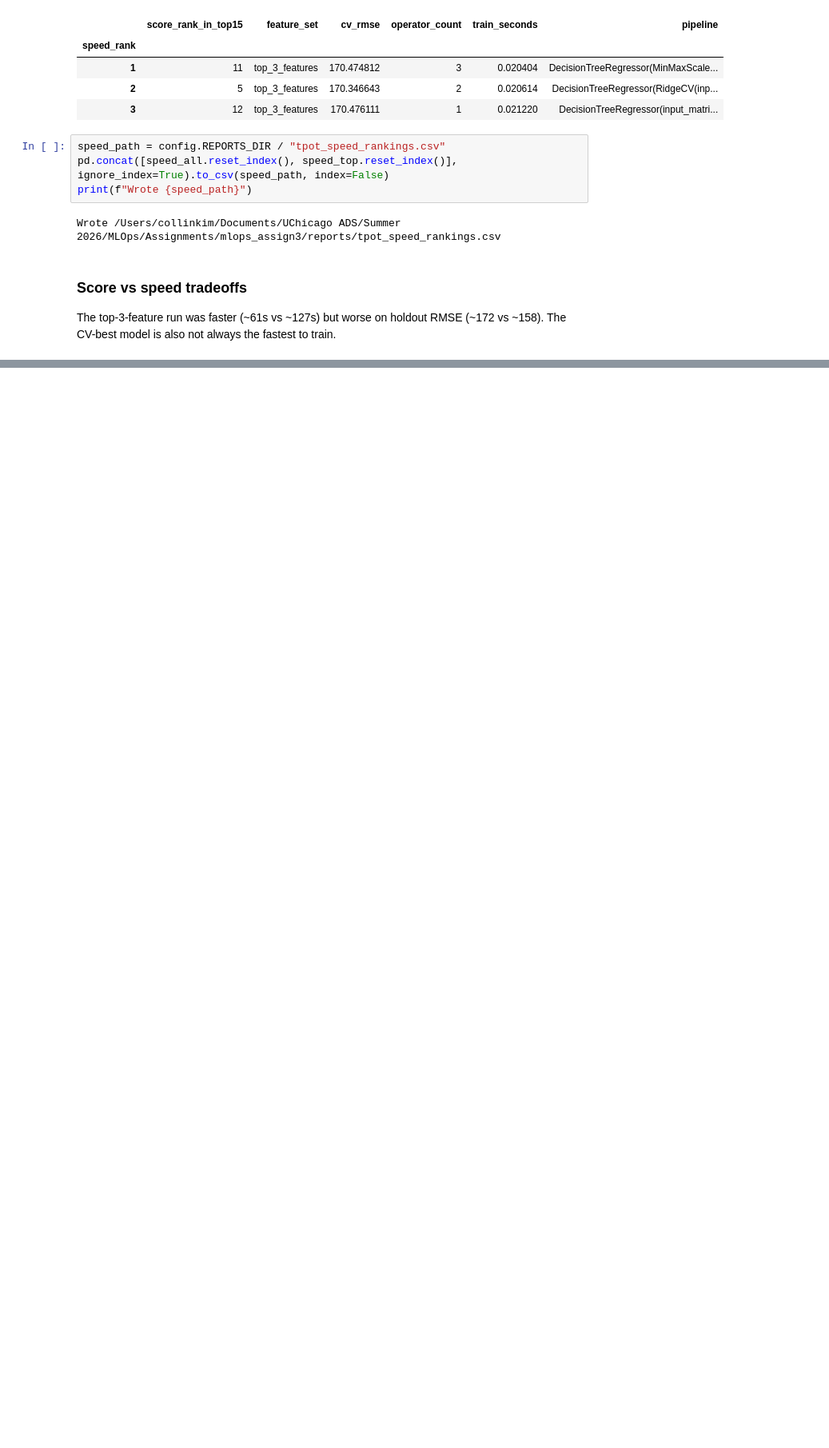
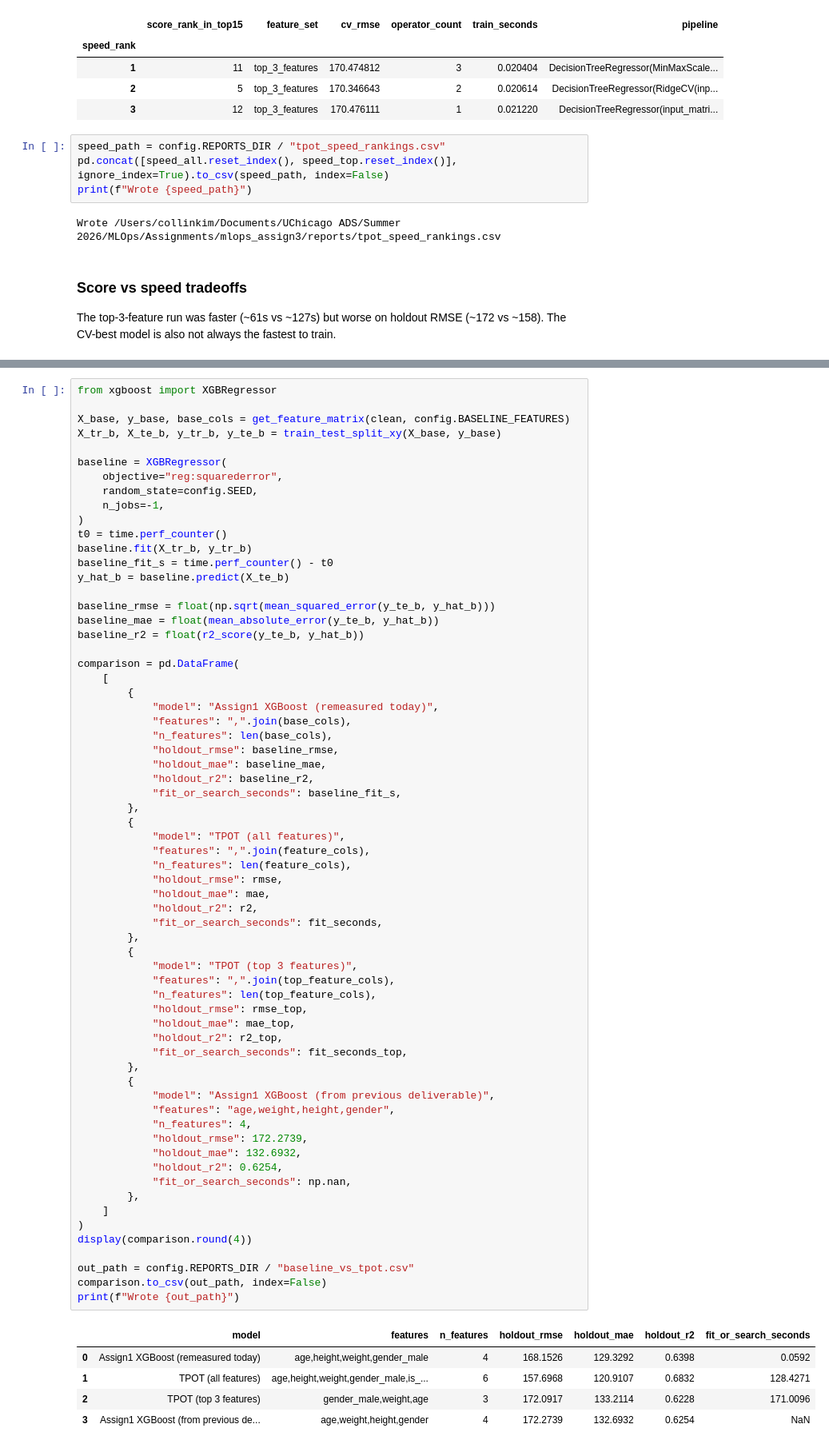
Before and after one commit to collin-k/mlops_assign3, a Jupyter notebook: notebooks/tpot_automl.ipynb, the cells around one changed output, grey strips where cells are left out. Shown at 80% size. Cells and saved outputs as stored; diff of their text form; blank space fills up the shorter version.

```diff
--- a/notebooks/tpot_automl.ipynb
+++ b/notebooks/tpot_automl.ipynb
@@ -649,0 +663,71 @@ The top-3-feature run was faster (~61s vs ~127s) but worse on holdout RMSE (~172
+# %%
+from xgboost import XGBRegressor
+
+X_base, y_base, base_cols = get_feature_matrix(clean, config.BASELINE_FEATURES)
+X_tr_b, X_te_b, y_tr_b, y_te_b = train_test_split_xy(X_base, y_base)
+
+baseline = XGBRegressor(
+    objective="reg:squarederror",
+    random_state=config.SEED,
+    n_jobs=-1,
+)
+t0 = time.perf_counter()
+baseline.fit(X_tr_b, y_tr_b)
+baseline_fit_s = time.perf_counter() - t0
+y_hat_b = baseline.predict(X_te_b)
+
+baseline_rmse = float(np.sqrt(mean_squared_error(y_te_b, y_hat_b)))
+baseline_mae = float(mean_absolute_error(y_te_b, y_hat_b))
+baseline_r2 = float(r2_score(y_te_b, y_hat_b))
+
+comparison = pd.DataFrame(
+    [
+        {
+            "model": "Assign1 XGBoost (remeasured today)",
+            "features": ",".join(base_cols),
+            "n_features": len(base_cols),
+            "holdout_rmse": baseline_rmse,
+            "holdout_mae": baseline_mae,
+            "holdout_r2": baseline_r2,
+            "fit_or_search_seconds": baseline_fit_s,
+        },
+        {
+            "model": "TPOT (all features)",
+            "features": ",".join(feature_cols),
+            "n_features": len(feature_cols),
+            "holdout_rmse": rmse,
+            "holdout_mae": mae,
+            "holdout_r2": r2,
+            "fit_or_search_seconds": fit_seconds,
+        },
+        {
+            "model": "TPOT (top 3 features)",
+            "features": ",".join(top_feature_cols),
+            "n_features": len(top_feature_cols),
+            "holdout_rmse": rmse_top,
+            "holdout_mae": mae_top,
+            "holdout_r2": r2_top,
+            "fit_or_search_seconds": fit_seconds_top,
+        },
+        {
+            "model": "Assign1 XGBoost (from previous deliverable)",
+            "features": "age,weight,height,gender",
+            "n_features": 4,
+            "holdout_rmse": 172.2739,
+            "holdout_mae": 132.6932,
+            "holdout_r2": 0.6254,
+            "fit_or_search_seconds": np.nan,
+        },
+    ]
+)
+display(comparison.round(4))
+
+out_path = config.REPORTS_DIR / "baseline_vs_tpot.csv"
+comparison.to_csv(out_path, index=False)
+print(f"Wrote {out_path}")
+# %% [output]
+|  | model | features | n_features | holdout_rmse | holdout_mae | holdout_r2 | fit_or_search_seconds |
+| 0 | Assign1 XGBoost (remeasured today) | age,height,weight,gender_male | 4 | 168.1526 | 129.3292 | 0.6398 | 0.0592 |
+| 1 | TPOT (all features) | age,height,weight,gender_male,is_... | 6 | 157.6968 | 120.9107 | 0.6832 | 128.4271 |
+| 2 | TPOT (top 3 features) | gender_male,weight,age | 3 | 172.0917 | 133.2114 | 0.6228 | 171.0096 |
+| 3 | Assign1 XGBoost (from previous de... | age,weight,height,gender | 4 | 172.2739 | 132.6932 | 0.6254 | NaN |
```
Also changed, not shown: parts of 5 cells of this notebook.
